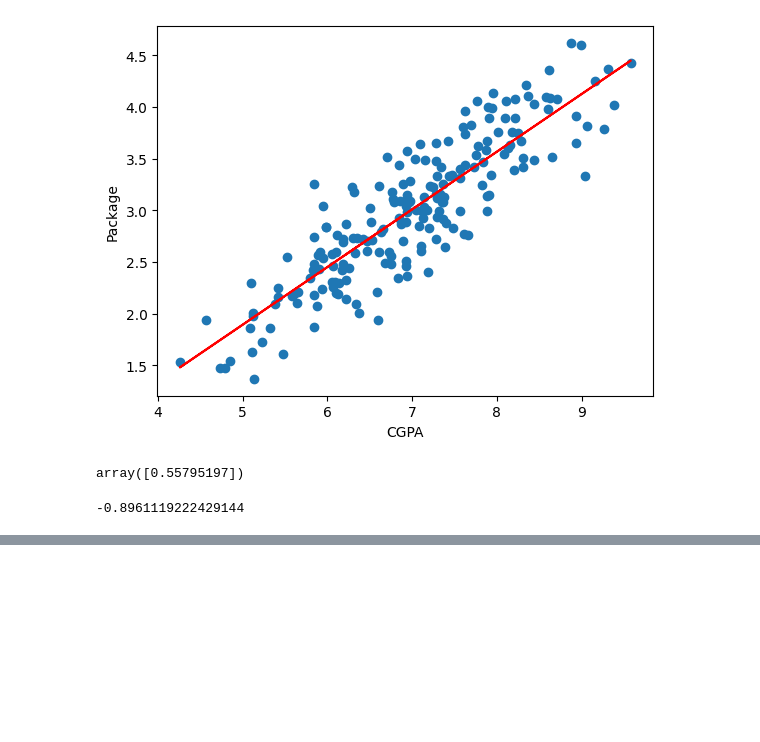
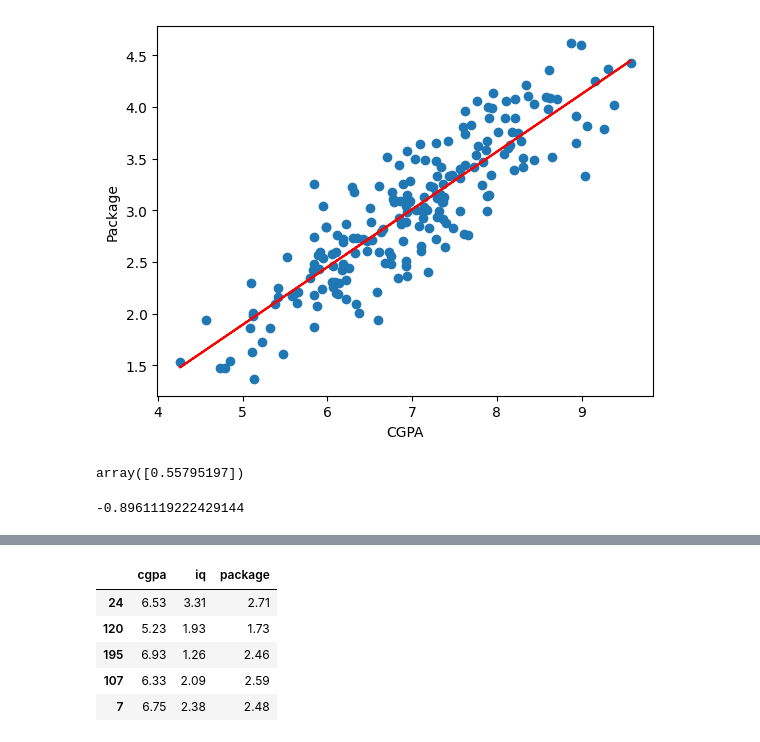
Before and after one commit to jenish2917/Machine-Learning, a Jupyter notebook: Liner regression.ipynb, the cells around one changed output, grey strips where cells are left out. Cells and saved outputs as stored; diff of their text form; code cells hidden in the pictures; blank space fills up the shorter version.

```diff
--- a/Liner regression.ipynb
+++ b/Liner regression.ipynb
@@ -105,0 +298,9 @@ lr.intercept_
+# %%
+new_df2.sample(5)
+# %% [output]
+|  | cgpa | iq | package |
+| 24 | 6.53 | 3.31 | 2.71 |
+| 120 | 5.23 | 1.93 | 1.73 |
+| 195 | 6.93 | 1.26 | 2.46 |
+| 107 | 6.33 | 2.09 | 2.59 |
+| 7 | 6.75 | 2.38 | 2.48 |
```
Also changed, not shown: parts of 43 cells of this notebook, 2 other files.
